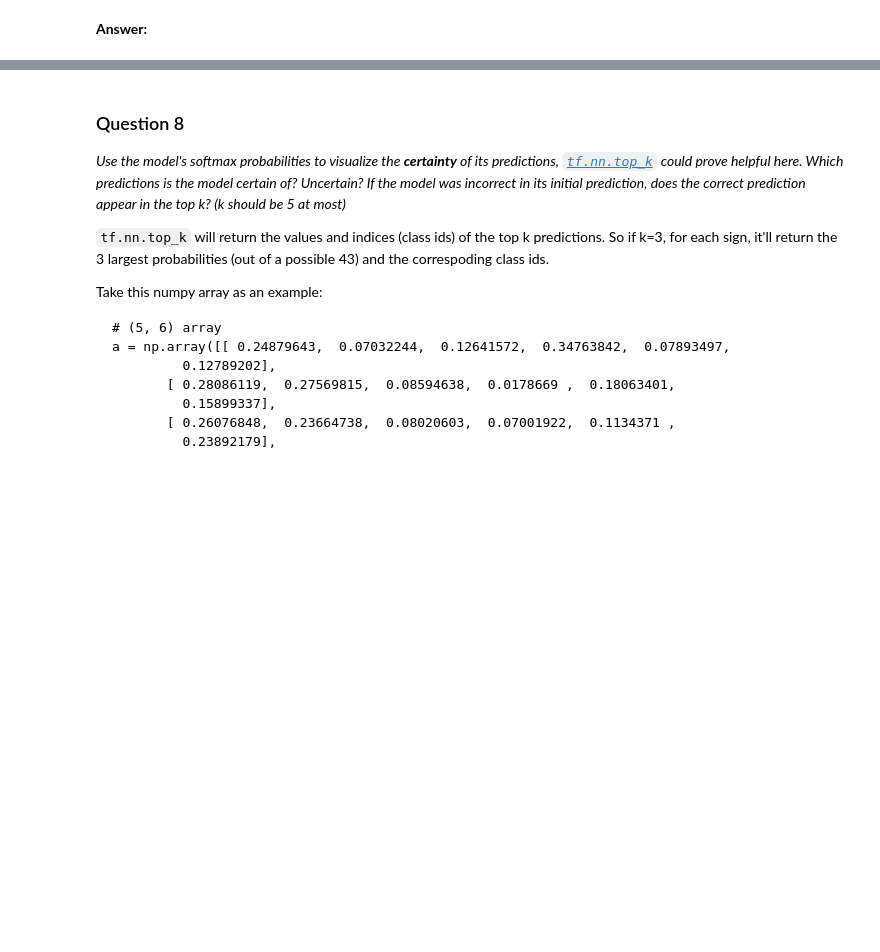
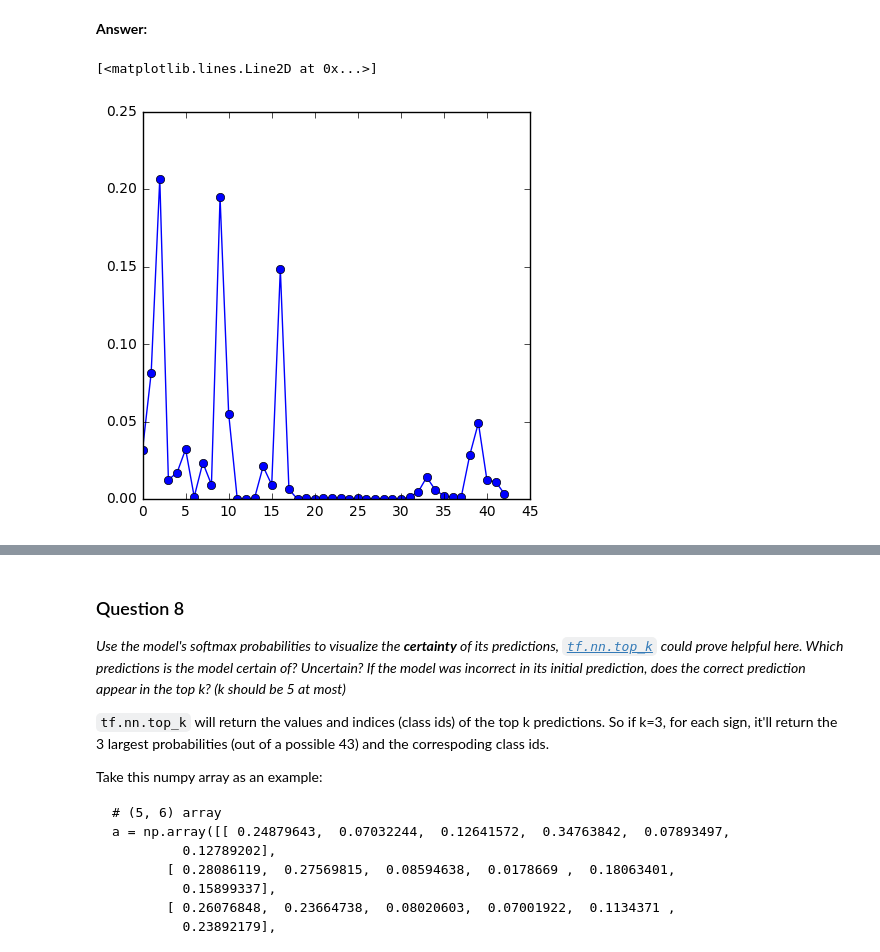
Before and after one commit to sarchak/self_driving_car, a Jupyter notebook: CarND-Traffic-Signs/Traffic_Signs_Recognition.ipynb, the cells around one changed output, grey strips where cells are left out. Cells and saved outputs as stored; diff of their text form; code cells hidden in the pictures; blank space fills up the shorter version.

```diff
--- a/CarND-Traffic-Signs/Traffic_Signs_Recognition.ipynb
+++ b/CarND-Traffic-Signs/Traffic_Signs_Recognition.ipynb
@@ -402,14 +595,3 @@ _Choose five candidate images of traffic signs and provide them in the report. A
 # %%
 ### Run the predictions here.
 ### Feel free to use as many code cells as needed.
-# %%
-import matplotlib.image as mpimg
-
-test_images = []
-for i in range(0,15):
-    image = mpimg.imread("belgium_traffic_sign_1/test"+str(i)+".png")
-    print("test"+str(i)+".png")
-    print(image.shape)
-    plt.imshow(image)
-#    test_images.append(rgb2gray(test_img).reshape(32,32,1))
-#test_data = np.array(test_images)
@@ -492,3 +629,11 @@ _**NOTE:** You could check the accuracy manually by using `signnames.csv` (same
 # %%
 ### Visualize the softmax probabilities here.
 ### Feel free to use as many code cells as needed.
+# %%
+plt.figure(figsize=(5, 5))
+res = sess.run(logits, feed_dict={x: test_data, keep_prob: 1.0})
+data = sess.run(tf.nn.softmax(res[1]))
+plt.plot(data,marker='o')
+# %% [output]
+[<matplotlib.lines.Line2D at 0x...>]
+[figure, added]
```
Also changed, not shown: parts of 34 cells of this notebook, 2 other files.
